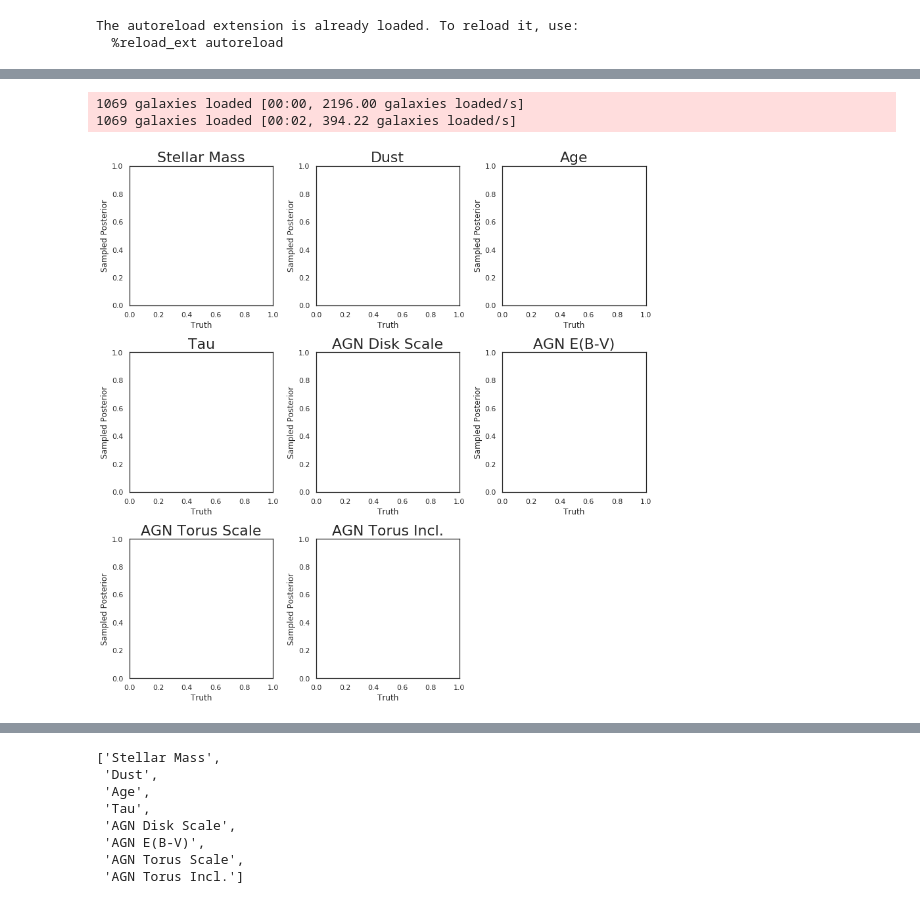
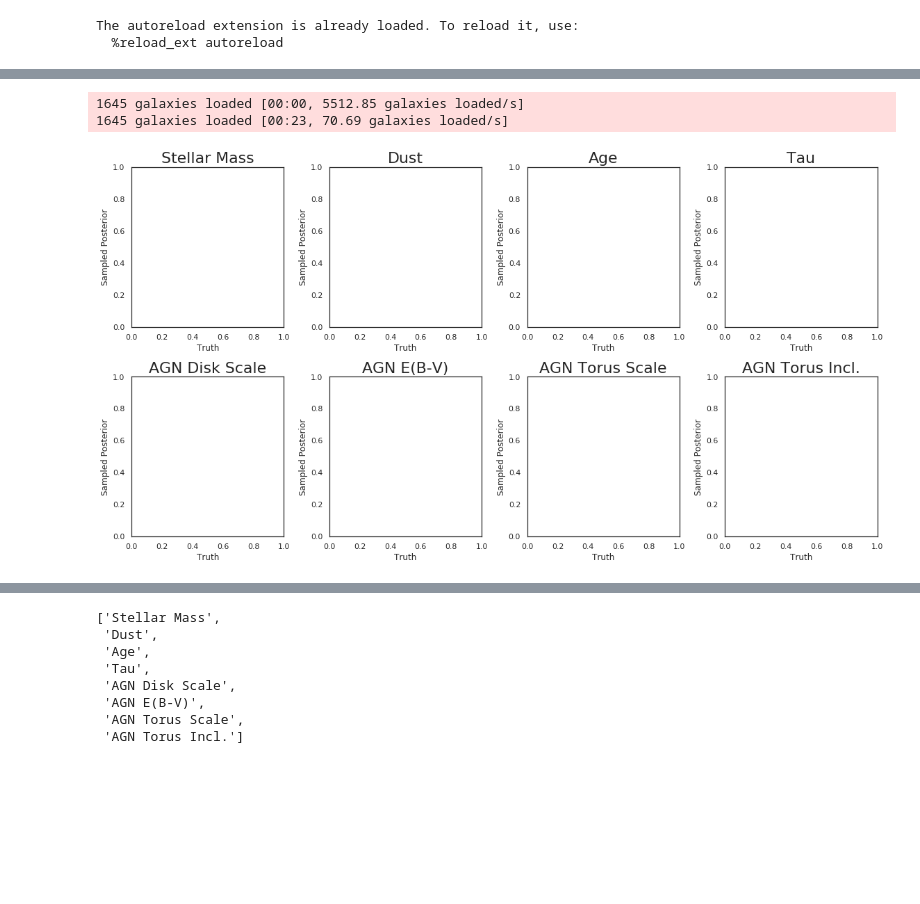
Before and after one commit to mwalmsley/agnfinder, a Jupyter notebook: notebooks/inference/animated_posteriors.ipynb, the cells around one changed output, grey strips where cells are left out. Cells and saved outputs as stored; diff of their text form; code cells hidden in the pictures; blank space fills up the shorter version.

```diff
--- a/notebooks/inference/animated_posteriors.ipynb
+++ b/notebooks/inference/animated_posteriors.ipynb
@@ -20,6 +20,6 @@ sns.set_context('notebook')
 # %%
 from agnfinder.tf_sampling import parameter_recovery
 # %%
-save_dir = '/media/mike/beta/agnfinder_results/euclid_med_real_unc_fixed_z'
+save_dir = '/media/walml/beta/agnfinder_results/euclid_med_real_unc_fixed_z'
 fig, axes = parameter_recovery.main(save_dir, 0.6, 4)
 # %% [output]
@@ -36,28 +36,28 @@ params, all_marginals, all_true_params = parameter_recovery.load_samples(save_di
 n_param_bins=50
 n_posterior_bins=50
 # %% [output]
-1069 galaxies loaded [00:00, 2196.00 galaxies loaded/s]
-1069 galaxies loaded [00:02, 394.22 galaxies loaded/s]
+1645 galaxies loaded [00:00, 5512.85 galaxies loaded/s]
+1645 galaxies loaded [00:23, 70.69 galaxies loaded/s]
 # %%
 # for real
 # %%
-fig, axes = plt.subplots(nrows=3, ncols=3, figsize=(12, 12))
+fig, axes = plt.subplots(nrows=2, ncols=4, figsize=(16, 9.5))
 all_axes = [ax for col in axes for ax in col]
 sns.set_context('notebook')
 sns.set_style('white')
 for param_n, ax in enumerate(all_axes):
     ax.grid(False)
     if param_n < len(params):
         # ax.plot([0., 50.], [0., 50.], 'k--', alpha=0.3)
         ax.set_title('{}'.format(params[param_n]), fontsize=22)
         ax.set_xlabel('Truth')
         ax.set_ylabel(r'Sampled Posterior')
 for ax_n, ax in enumerate(all_axes):
     if ax_n >= len(params):
         ax.remove()
-fig.tight_layout()
+fig.tight_layout(rect=[0,0.1,1,1])
 # %% [output]
-[figure, old version]
+[figure, new version]
 # %%
 fig
 # %% [output]
```
Also changed, not shown: parts of 10 cells of this notebook, 14 other files.
